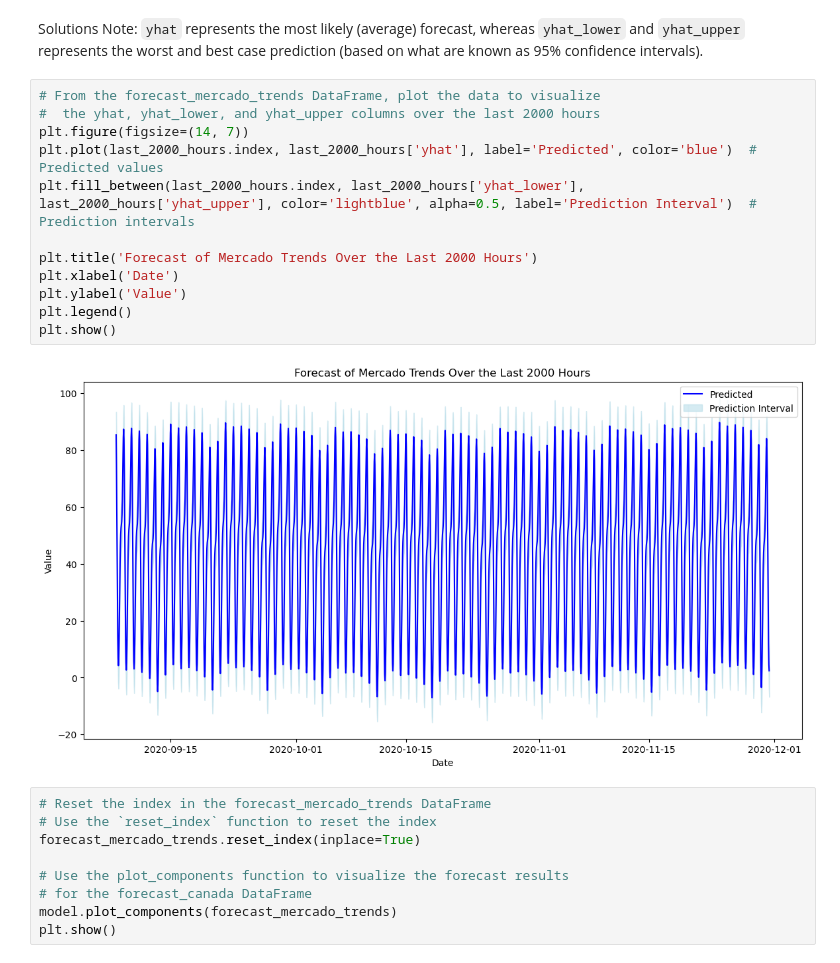
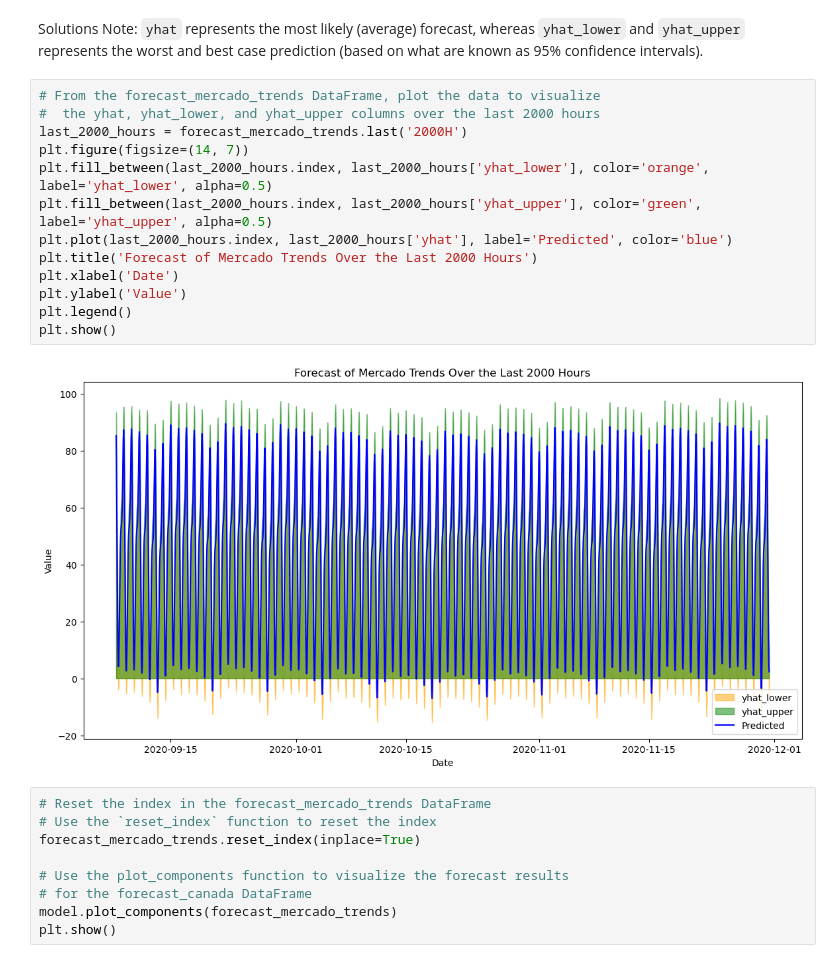
Before and after one commit to Tasnyde/prophet-challenge, a Jupyter notebook: forecasting_net_prophet.ipynb, the cells around one changed output. Saved outputs shown, nothing was run; the diff lists cells and outputs as text.

```diff
--- a/forecasting_net_prophet.ipynb
+++ b/forecasting_net_prophet.ipynb
@@ -553,17 +569,18 @@ Solutions Note: `yhat` represents the most likely (average) forecast, whereas `y
 # %%
 # From the forecast_mercado_trends DataFrame, plot the data to visualize
 #  the yhat, yhat_lower, and yhat_upper columns over the last 2000 hours
+last_2000_hours = forecast_mercado_trends.last('2000H')
 plt.figure(figsize=(14, 7))
-plt.plot(last_2000_hours.index, last_2000_hours['yhat'], label='Predicted', color='blue')  # Predicted values
-plt.fill_between(last_2000_hours.index, last_2000_hours['yhat_lower'], last_2000_hours['yhat_upper'], color='lightblue', alpha=0.5, label='Prediction Interval')  # Prediction intervals
-
+plt.fill_between(last_2000_hours.index, last_2000_hours['yhat_lower'], color='orange', label='yhat_lower', alpha=0.5)
+plt.fill_between(last_2000_hours.index, last_2000_hours['yhat_upper'], color='green', label='yhat_upper', alpha=0.5)
+plt.plot(last_2000_hours.index, last_2000_hours['yhat'], label='Predicted', color='blue')
 plt.title('Forecast of Mercado Trends Over the Last 2000 Hours')
 plt.xlabel('Date')
 plt.ylabel('Value')
 plt.legend()
 plt.show()
 # %% [output]
-[figure, old version]
+[figure, new version]
 # %%
 # Reset the index in the forecast_mercado_trends DataFrame
 # Use the `reset_index` function to reset the index
```
Also changed, not shown: parts of 15 cells of this notebook.
